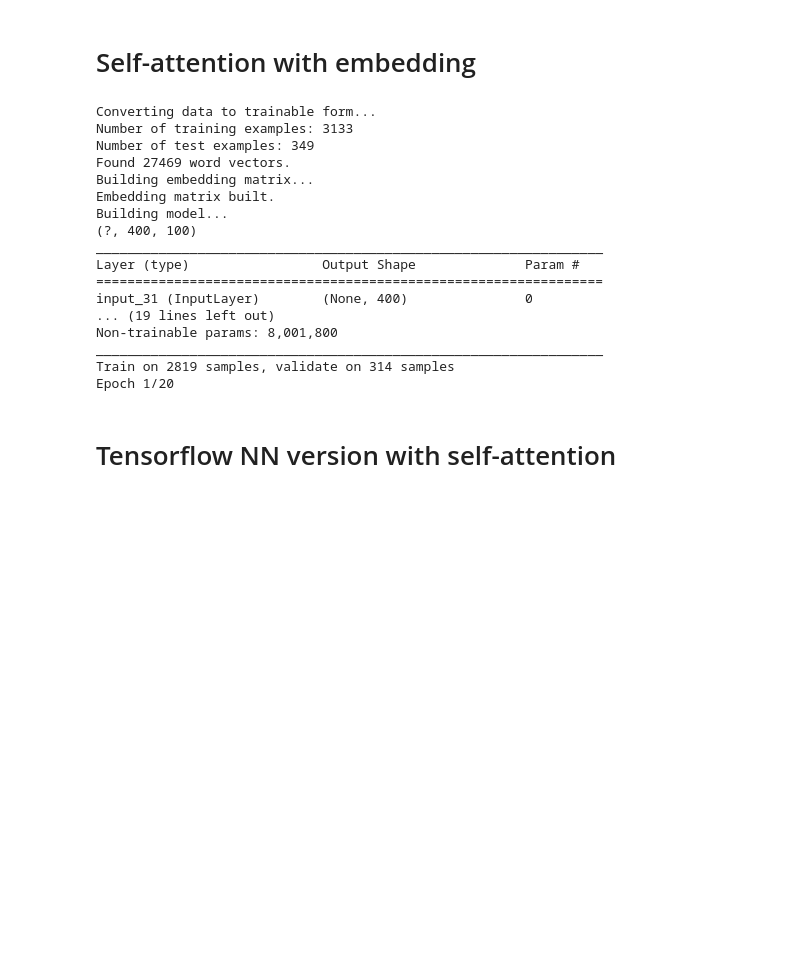
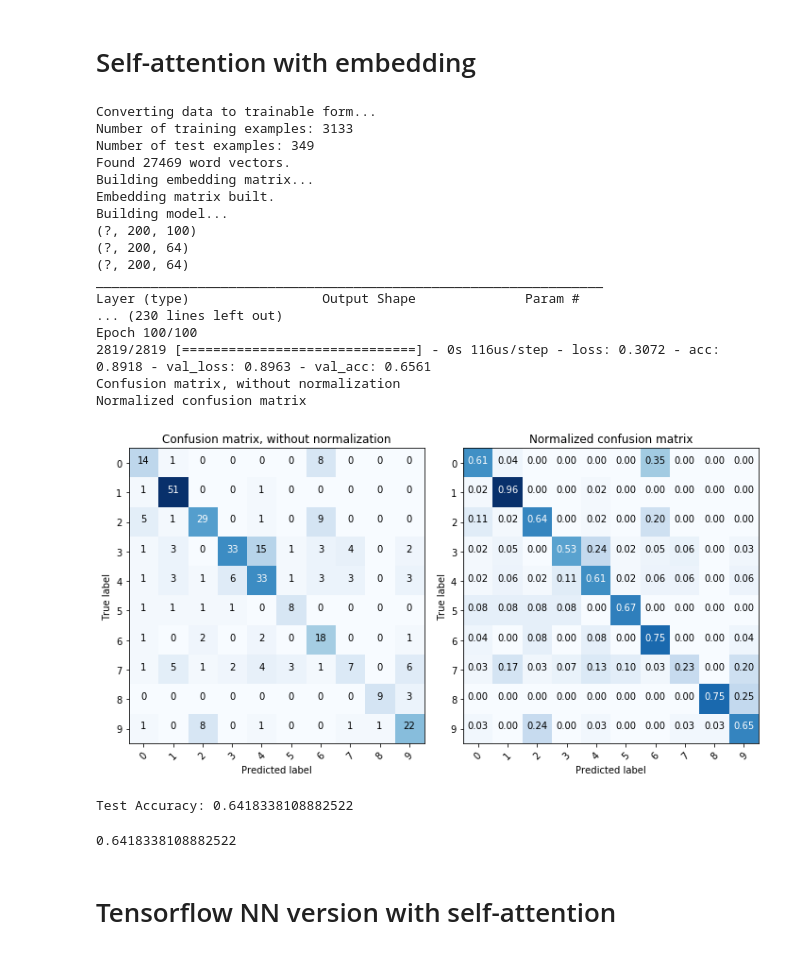
Before and after one commit to Rouen-NLP/final-lab-XUJitao, a Jupyter notebook: Final_Project.ipynb, the cells around one changed output. Drawn from its saved outputs; the diff is of its cells as text; code cells hidden in the pictures; blank space fills up the shorter version.

Commit message:
Test hparams

```diff
--- a/Final_Project.ipynb
+++ b/Final_Project.ipynb
@@ -664,15 +664,15 @@ for i in range(len(x)):
     x[i] = x[i].replace('\n', ' ')
 x_train, x_test, y_train, y_test = train_test_split(x, y, test_size=0.1)
 vectors_file_path = 'ft_skipgram_100.vec'
-with open('ft_skipgram_100.vec') as f:
+with open(vectors_file_path) as f:
     first_line = f.readline().split()
 # %%
 # Model parameters
 MAX_FEATURES = int(first_line[0])
-MAX_TEXT_LENGTH = 400
+MAX_TEXT_LENGTH = 200
 EMBED_SIZE  = int(first_line[1])
 BATCH_SIZE = 128
-EPOCHS = 20
+EPOCHS = 100
 VALIDATION_SPLIT = 0.1
 CLASSES_LIST = np.unique(y_train)
 NUM_CLASS = len(CLASSES_LIST)
@@ -681,45 +681,54 @@ def get_model(embedding_matrix, word_index, print_sum=True):
 
     inp = Input(shape=(MAX_TEXT_LENGTH,))
 
     model = Embedding(len(word_index) + 1,
                       EMBED_SIZE,
                       weights=[embedding_matrix],
                       input_length=MAX_TEXT_LENGTH,
                       trainable=False)(inp)
     model = ScaledDotProductAttention()(model)
-    #model = Flatten()(model)
-    model = Dense(256, activation='relu')(model)
+    model = Dense(64, activation='relu')(model)
+    model = Dropout(0.5)(model)
+    model = ScaledDotProductAttention()(model)
+    model = Dense(64, activation='relu')(model)
+    model = Dropout(0.5)(model)
+    model = ScaledDotProductAttention()(model)
+    model = Dense(64, activation='relu')(model)
     model = Dropout(0.5)(model)
     model = Flatten()(model)
-    model = Dense(128, activation='relu')(model)
-    model = Dropout(0.5)(model)
+
+    #model = Dense(128, activation='relu')(model)
+    #model = Dropout(0.5)(model)
     model = Dense(NUM_CLASS, activation="softmax")(model)
     model = Model(inputs=inp, outputs=model)
 
     model.compile(loss='categorical_crossentropy', optimizer='adam', metrics=['accuracy'])
     model.summary()
     return model
 
 x_vec_train, x_vec_test, y_train, y_test, train_y_cat, word_index = class_str_2_ind(x_train, x_test, y_train, y_test)
 evaluation(vectors_file_path, print_sum=True, plot_mat=True)
 # %% [output]
 Converting data to trainable form...
 Number of training examples: 3133
 Number of test examples: 349
 Found 27469 word vectors.
 Building embedding matrix...
 Embedding matrix built.
 Building model...
-(?, 400, 100)
+(?, 200, 100)
+(?, 200, 64)
+(?, 200, 64)
 _________________________________________________________________
 Layer (type)                 Output Shape              Param #
-=================================================================
-input_31 (InputLayer)        (None, 400)               0
-... (19 lines left out)
-Non-trainable params: 8,001,800
-_________________________________________________________________
-Train on 2819 samples, validate on 314 samples
-Epoch 1/20
+... (230 lines left out)
+Epoch 100/100
+2819/2819 [==============================] - 0s 116us/step - loss: 0.3072 - acc: 0.8918 - val_loss: 0.8963 - val_acc: 0.6561
+Confusion matrix, without normalization
+Normalized confusion matrix
+[figure, added]
+Test Accuracy: 0.6418338108882522
+0.6418338108882522
 # %% [markdown]
 # Tensorflow NN version with self-attention
 # %%
```
